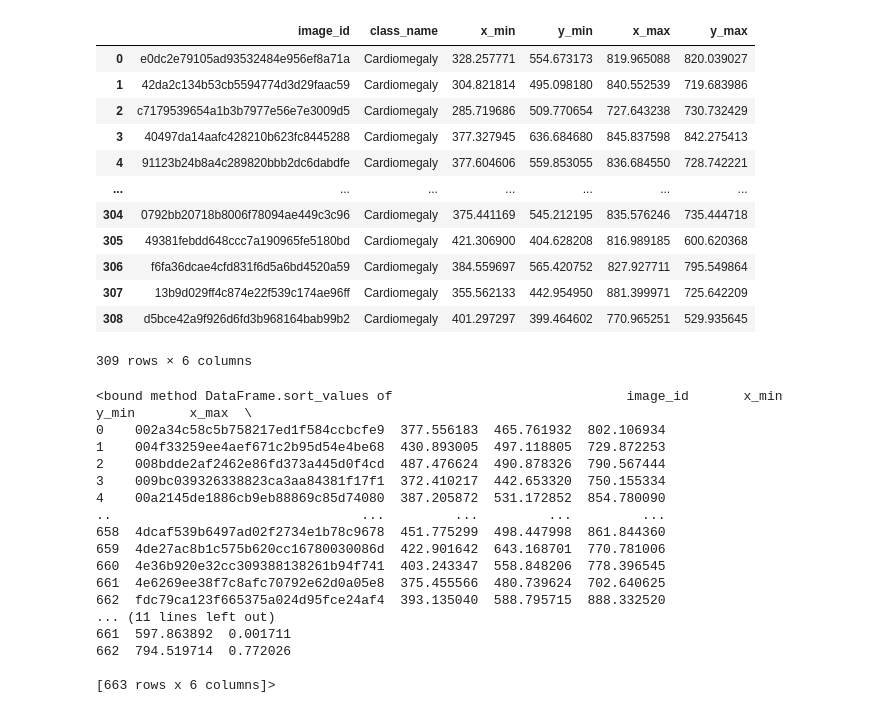
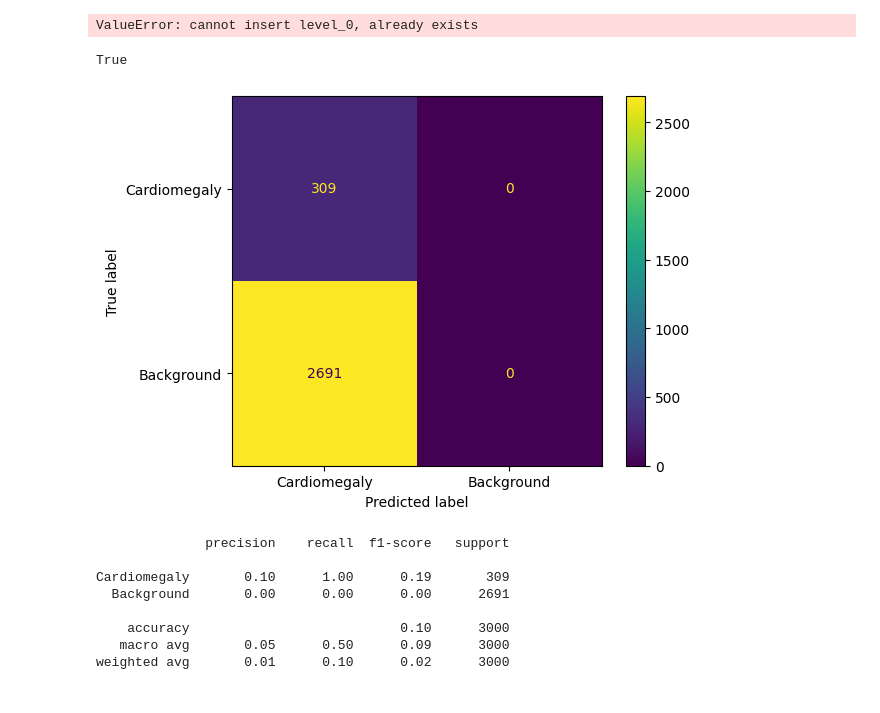
Before and after one commit to kaichenchai/Mini_VinDr_CXR_Dataset, a Jupyter notebook: manualVal/manualValidation.ipynb, the cells around one changed output. Cells and saved outputs as stored; diff of their text form; code cells hidden in the pictures.

```diff
--- a/manualVal/manualValidation.ipynb
+++ b/manualVal/manualValidation.ipynb
@@ -19,14 +53,16 @@ except FileNotFoundError as e:
 # %%
 model = YOLO(modelDir)
 # %%
+resultsList = []
 for image in images:
     imgDir = os.path.join(sourceImgDir, image)
     results = model.predict(
         source = imgDir,
         imgsz = 1024,
-        conf = 0.0001,
+        conf = 0,
         iou = 0.6,
         max_det = 1,
+        device = "cuda:0"
     )
     image_id = [image[:-4]]
 
@@ -75,0 +124,13 @@ groundTruth = pd.read_csv(r"C:\Users\engli\Documents\School Stuff\Y2S1\NPSC2001\
+# %%
+try:
+    images = os.listdir(sourceImgDir)
+except FileNotFoundError as e:
+    print(e)
+else:
+    ids_gt = groundTruth["image_id"].tolist()
+    images = [x[:-4] for x in images if x[:-4] not in ids_gt]
+    print(len(images))
+    for id in images:
+        groundTruth = groundTruth._append({"image_id": id,
+                            "class_name": "Background"}, ignore_index = True)
+groundTruth
@@ -75,0 +152,5 @@ groundTruth = pd.read_csv(r"C:\Users\engli\Documents\School Stuff\Y2S1\NPSC2001\
+# %%
+groundTruth = groundTruth.sort_values("image_id").reset_index()
+df = df.sort_values("image_id").reset_index()
+# %% [output]
+ValueError: cannot insert level_0, already exists
@@ -76,38 +159,21 @@ groundTruth = pd.read_csv(r"C:\Users\engli\Documents\School Stuff\Y2S1\NPSC2001\
+# %%
+groundTruth["image_id"].equals(df["image_id"])
+# %% [output]
+True
 # %%
-groundTruth = groundTruth[groundTruth["class_name"] == "Cardiomegaly"]
+df["class_name"] = "Cardiomegaly"
-# %%
-groundTruth.sort_index()
-# %% [output]
-|  | image_id | class_name | x_min | y_min | x_max | y_max |
-| 0 | e0dc2e79105ad93532484e956ef8a71a | Cardiomegaly | 328.257771 | 554.673173 | 819.965088 | 820.039027 |
-| 1 | 42da2c134b53cb5594774d3d29faac59 | Cardiomegaly | 304.821814 | 495.098180 | 840.552539 | 719.683986 |
-| 2 | c7179539654a1b3b7977e56e7e3009d5 | Cardiomegaly | 285.719686 | 509.770654 | 727.643238 | 730.732429 |
-| 3 | 40497da14aafc428210b623fc8445288 | Cardiomegaly | 377.327945 | 636.684680 | 845.837598 | 842.275413 |
-| 4 | 91123b24b8a4c289820bbb2dc6dabdfe | Cardiomegaly | 377.604606 | 559.853055 | 836.684550 | 728.742221 |
-| ... | ... | ... | ... | ... | ... | ... |
-| 304 | 0792bb20718b8006f78094ae449c3c96 | Cardiomegaly | 375.441169 | 545.212195 | 835.576246 | 735.444718 |
-| 305 | 49381febdd648ccc7a190965fe5180bd | Cardiomegaly | 421.306900 | 404.628208 | 816.989185 | 600.620368 |
-| 306 | f6fa36dcae4cfd831f6d5a6bd4520a59 | Cardiomegaly | 384.559697 | 565.420752 | 827.927711 | 795.549864 |
-| 307 | 13b9d029ff4c874e22f539c174ae96ff | Cardiomegaly | 355.562133 | 442.954950 | 881.399971 | 725.642209 |
-| 308 | d5bce42a9f926d6fd3b968164bab99b2 | Cardiomegaly | 401.297297 | 399.464602 | 770.965251 | 529.935645 |
-309 rows × 6 columns
-# %%
-df.sort_index()
-# %% [output]
-<bound method DataFrame.sort_values of                              image_id       x_min       y_min       x_max  \
-0    002a34c58c5b758217ed1f584ccbcfe9  377.556183  465.761932  802.106934
-1    004f33259ee4aef671c2b95d54e4be68  430.893005  497.118805  729.872253
-2    008bdde2af2462e86fd373a445d0f4cd  487.476624  490.878326  790.567444
-3    009bc039326338823ca3aa84381f17f1  372.410217  442.653320  750.155334
-4    00a2145de1886cb9eb88869c85d74080  387.205872  531.172852  854.780090
-..                                ...         ...         ...         ...
-658  4dcaf539b6497ad02f2734e1b78c9678  451.775299  498.447998  861.844360
-659  4de27ac8b1c575b620cc16780030086d  422.901642  643.168701  770.781006
-660  4e36b920e32cc309388138261b94f741  403.243347  558.848206  778.396545
-661  4e6269ee38f7c8afc70792e62d0a05e8  375.455566  480.739624  702.640625
-662  fdc79ca123f665375a024d95fce24af4  393.135040  588.795715  888.332520
-... (11 lines left out)
-661  597.863892  0.001711
-662  794.519714  0.772026
-
-[663 rows x 6 columns]>
+# %%
+disp = ConfusionMatrixDisplay(confusion_matrix(groundTruth["class_name"], df["class_name"], labels = ["Cardiomegaly", "Background"]), display_labels=["Cardiomegaly", "Background"])
+disp.plot()
+plt.show()
+print(classification_report(groundTruth["class_name"], df["class_name"], labels = ["Cardiomegaly", "Background"]))
+# %% [output]
+[figure, added]
+              precision    recall  f1-score   support
+
+Cardiomegaly       0.10      1.00      0.19       309
+  Background       0.00      0.00      0.00      2691
+
+    accuracy                           0.10      3000
+   macro avg       0.05      0.50      0.09      3000
+weighted avg       0.01      0.10      0.02      3000
```
Also changed, not shown: parts of 21 cells of this notebook, 2 other files.
